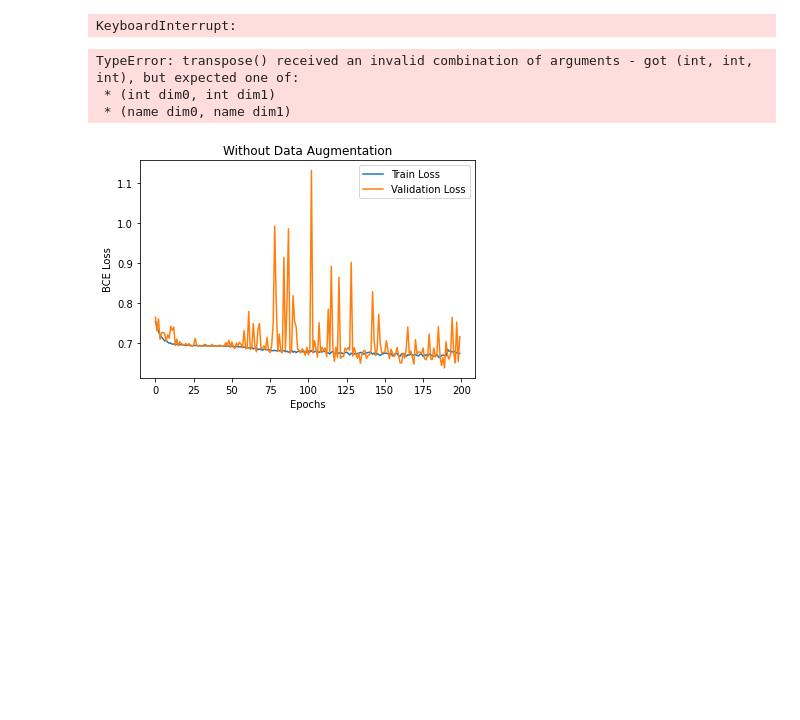
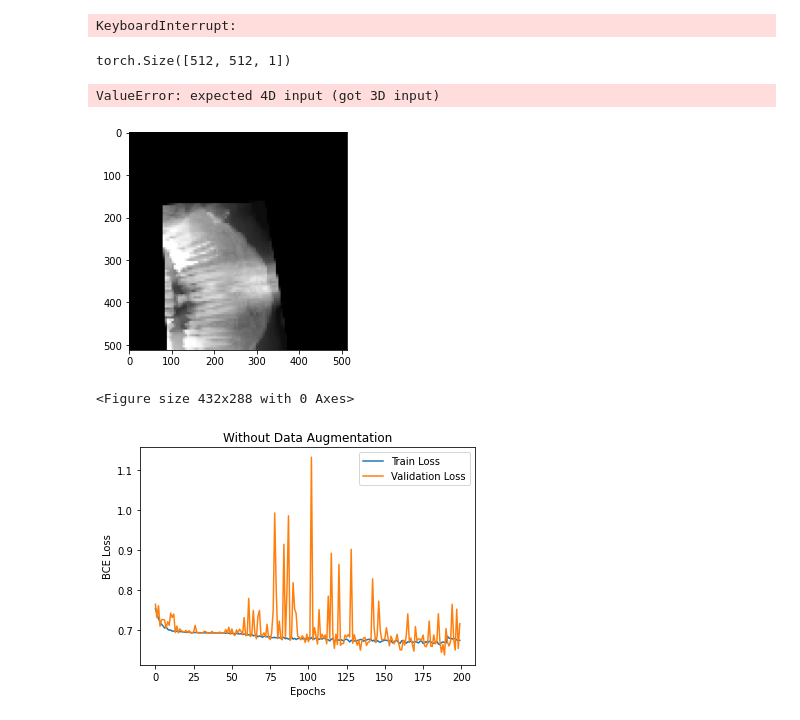
Before and after one commit to RobertSmithers/TeethSegmentation, a Jupyter notebook: train.ipynb, the cells around one changed output. Saved outputs shown, nothing was run; the diff lists cells and outputs as text; code cells hidden in the pictures; blank space fills up the shorter version.

```diff
--- a/train.ipynb
+++ b/train.ipynb
@@ -141,17 +141,20 @@ KeyboardInterrupt:
 # %%
 for i, sample in enumerate(train_loader):
     Xs, Ys = sample["image"], sample["annotation"]
-    print(np.transpose(Xs[0], (3,2,1)).shape)
-    plt.show(np.transpose(Xs[0], (3,2,1)))
+    Xs = Xs.to("cuda")
+    Ys = Ys.to("cuda")
+    print(np.transpose(Xs[0].cpu(), (2,1,0)).shape)
+    plt.imshow(np.transpose(Xs[0].cpu(), (2,1,0)), cmap='gray')
     plt.figure()
-    plt.show(model(Xs[0]))
+    plt.imshow(np.transpose(model(Xs[0]), (2,1,0)), cmap='gray')
     plt.figure()
-    plt.show(np.transpose(Ys[0], (3,2,1)))
+    plt.imshow(np.transpose(Ys[0], (2,1,0)), cmap='gray')
     break
 # %% [output]
-TypeError: transpose() received an invalid combination of arguments - got (int, int, int), but expected one of:
- * (int dim0, int dim1)
- * (name dim0, name dim1)
+torch.Size([512, 512, 1])
+ValueError: expected 4D input (got 3D input)
+[figure, added]
+<Figure size 432x288 with 0 Axes>
 # %%
 torch.save(model.state_dict(), "models/best_UNet__512_512.pth")
 # %%
```
